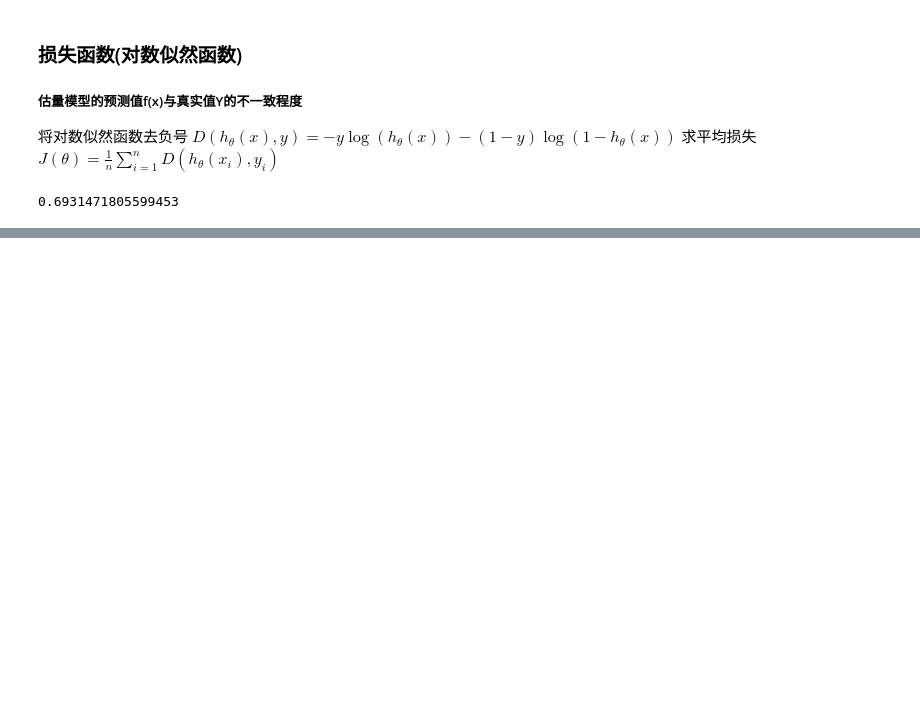
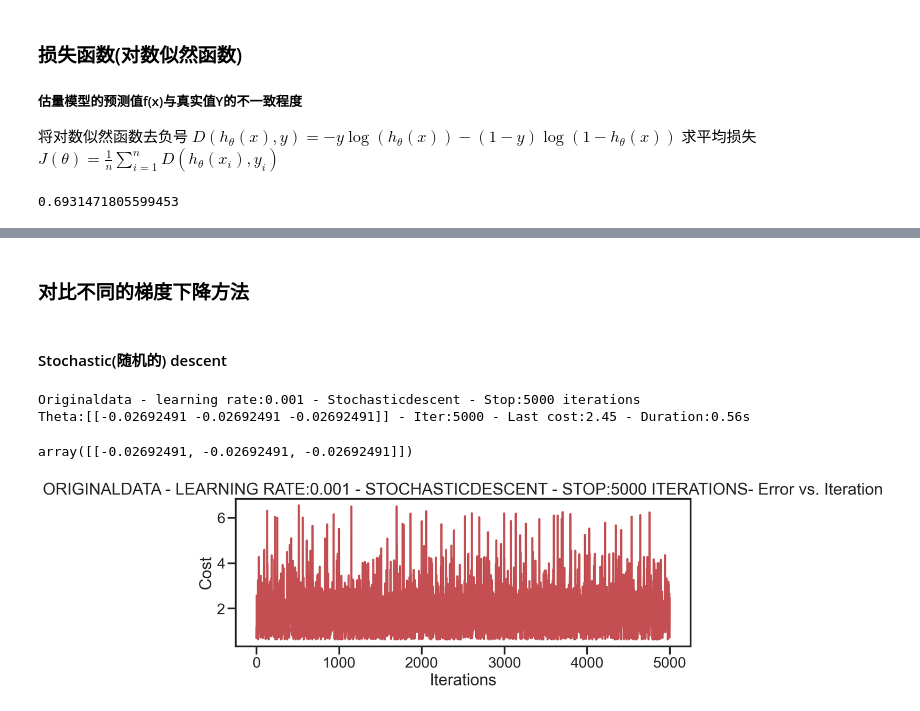
Before and after one commit to joeybaba/mywork, a Jupyter notebook: regressionalgorithm/logisticsregression.ipynb, the cells around one changed output, grey strips where cells are left out. Drawn from its saved outputs; the diff is of its cells as text; code cells hidden in the pictures; blank space fills up the shorter version.

```diff
--- a/regressionalgorithm/logisticsregression.ipynb
+++ b/regressionalgorithm/logisticsregression.ipynb
@@ -136,0 +271,11 @@ array([[0., 0., 0.]])
+# %% [markdown]
+### 对比不同的梯度下降方法
+# %% [markdown]
+#### Stochastic(随机的) descent
+# %%
+runExpe(orig_data, theta, 1, STOP_ITER, thresh=5000, alpha=0.001)
+# %% [output]
+Originaldata - learning rate:0.001 - Stochasticdescent - Stop:5000 iterations
+Theta:[[-0.02692491 -0.02692491 -0.02692491]] - Iter:5000 - Last cost:2.45 - Duration:0.56s
+array([[-0.02692491, -0.02692491, -0.02692491]])
+[figure, added]
```
Also changed, not shown: parts of 36 cells of this notebook, 5 other files.
